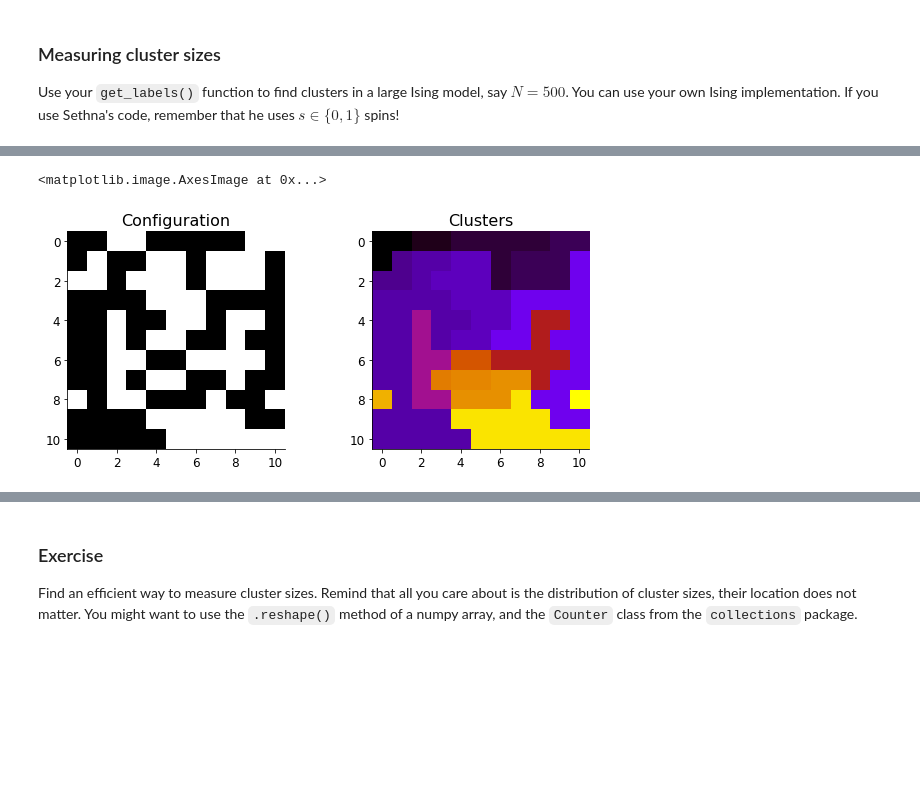
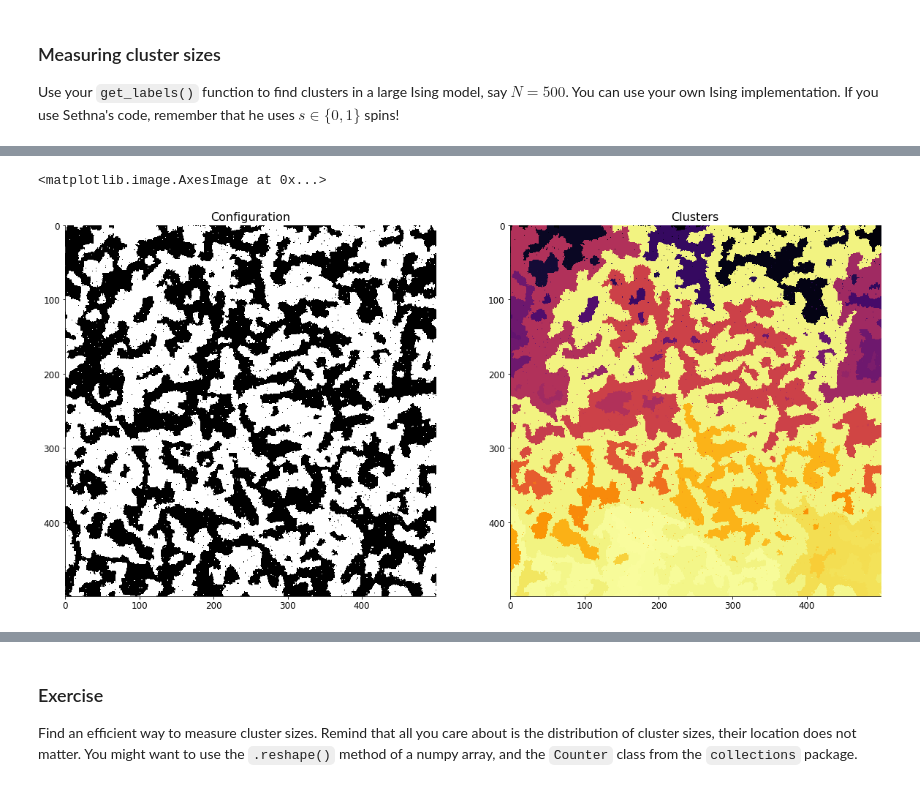
Before and after one commit to Ferr013/stat-mech-python-course, a Jupyter notebook: solved-notebooks/3.2-Cluster-Size-Distribution-Giovanni-Ferrami.ipynb, the cells around one changed output, grey strips where cells are left out. Drawn from its saved outputs; the diff is of its cells as text; code cells hidden in the pictures; blank space fills up the shorter version.

```diff
--- a/solved-notebooks/3.2-Cluster-Size-Distribution-Giovanni-Ferrami.ipynb
+++ b/solved-notebooks/3.2-Cluster-Size-Distribution-Giovanni-Ferrami.ipynb
@@ -162,3 +168,17 @@ sns.heatmap(labels, annot=True, ax=ax, cmap="gnuplot")
 # %% [markdown]
 ### Measuring cluster sizes
 Use your `get_labels()` function to find clusters in a large Ising model, say $N=500$. You can use your own Ising implementation. If you use Sethna's code, remember that he uses $s \in \{0, 1\}$ spins!
+# %%
+%%time
+#################
+# set parameters
+system_size = 500
+H = 0.0
+T_below = 1.5
+T_critical = 2.269185314213022
+T_above = 3.5
+n_sweeps = 50
+###############
+
+# create three instances of IsingModel
+ising  = IsingModel(N=system_size, T=T_below, H=H)
@@ -165,5 +194,5 @@ Use your `get_labels()` function to find clusters in a large Ising model, say $N
 # %%
-N = 12
-config = IsingModel(N).lattice
+%%time
+config = ising.lattice
 labels = get_labels(config)
 # %% [output]
@@ -171,12 +201,9 @@ KeyboardInterrupt:
 # %%
-#plt.figure(figsize=(10, 8))
-#plt.imshow(labels)
-
-fig, (ax1, ax2) = plt.subplots(1, 2, figsize=(10,4))
+fig, (ax1, ax2) = plt.subplots(1, 2, figsize=(20,10))
 ax1.set_title("Configuration")
 ax2.set_title("Clusters")
 ax1.imshow(config, cmap="Greys")
-ax2.imshow(labels, cmap="gnuplot")
+ax2.imshow(labels, cmap="inferno")
 # %% [output]
 <matplotlib.image.AxesImage at 0x...>
-[figure, old version]
+[figure, new version]
```
Also changed, not shown: parts of 25 cells of this notebook, 6 other files.
